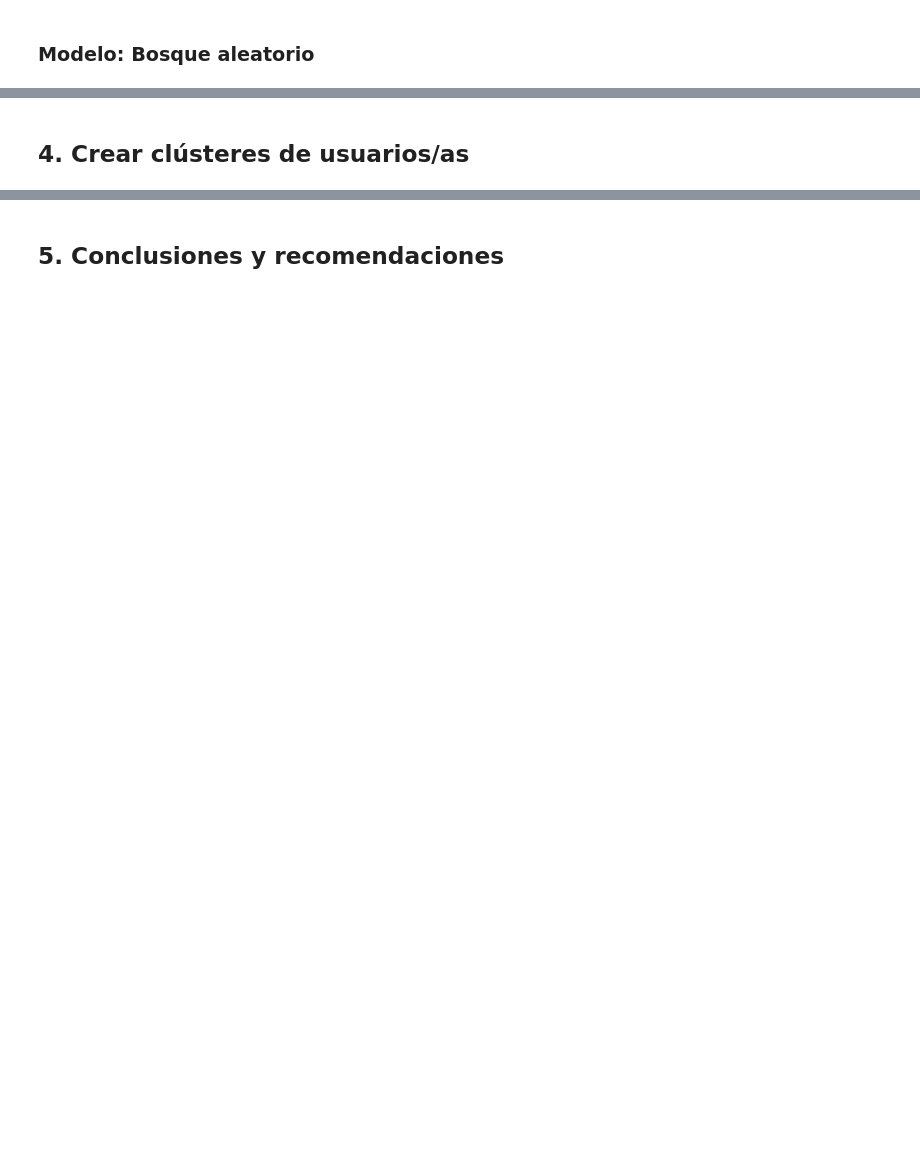
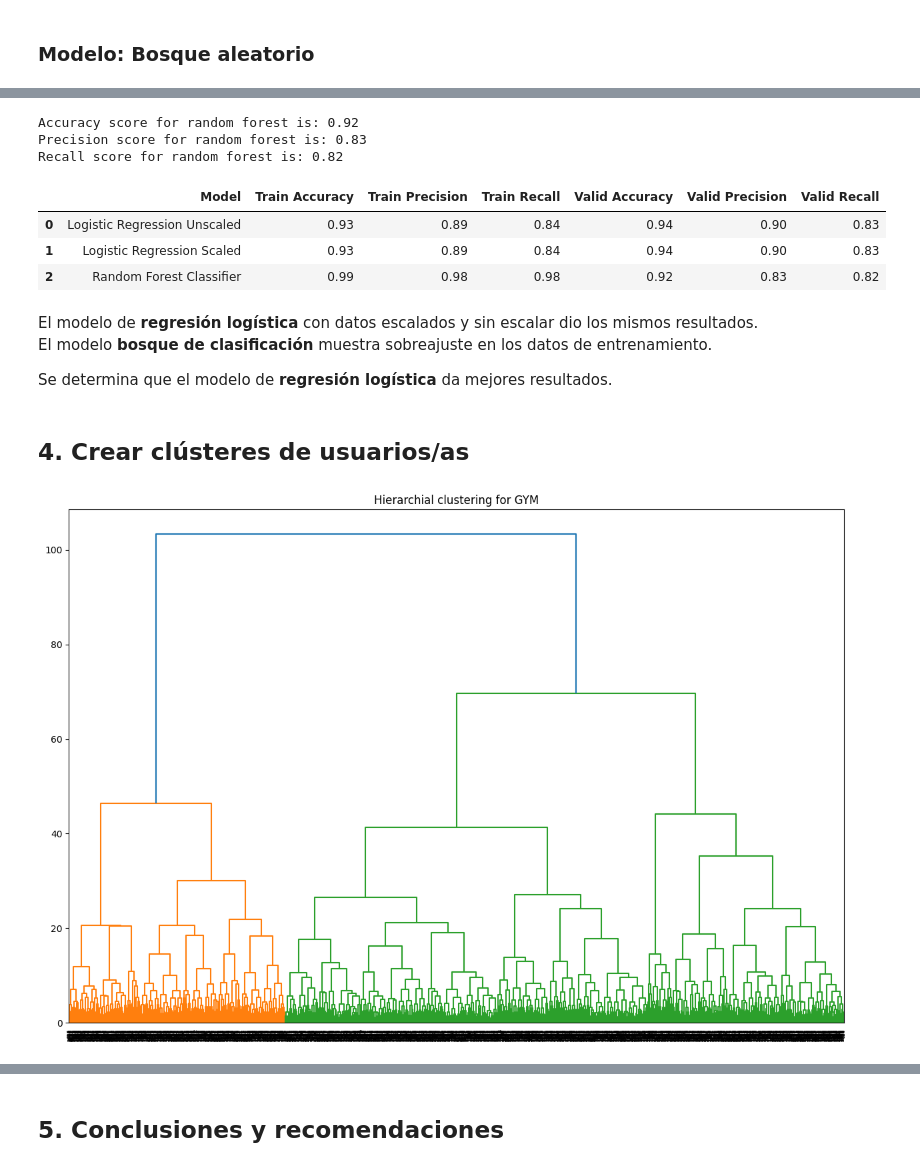
Before and after one commit to HesusG/da-ds-notebook-solutions, a Jupyter notebook: LATAM V7 DADS/9-14 DA/SP13 Forecasts and Predictions/P Spanish Version/S13 SOL - Pronósticos y predicciones.ipynb, the cells around one changed output, grey strips where cells are left out. Saved outputs shown, nothing was run; the diff lists cells and outputs as text; code cells hidden in the pictures; blank space fills up the shorter version.

```diff
--- a/LATAM V7 DADS/9-14 DA/SP13 Forecasts and Predictions/P Spanish Version/S13 SOL - Pronósticos y predicciones.ipynb
+++ b/LATAM V7 DADS/9-14 DA/SP13 Forecasts and Predictions/P Spanish Version/S13 SOL - Pronósticos y predicciones.ipynb
@@ -194,0 +205,8 @@ X_train, X_val, y_train, y_val = train_test_split(df.drop(columns = ['Churn']),
+# %%
+#seleccionar columnas numericas no booleanas, conjunto entrenamiento
+numeric_cols = [col for col in X_train.columns if df[col].nunique() > 2]
+other_cols = X_train.drop(columns=numeric_cols)
+
+#seleccionar columnas booleanas, conjunto validacion
+other_cols_valid = X_val.drop(columns=numeric_cols)
+other_cols_valid.head(3)
@@ -194,0 +218,11 @@ X_train, X_val, y_train, y_val = train_test_split(df.drop(columns = ['Churn']),
+# %%
+# Escalar datos de entrenamiento
+scaler = StandardScaler()
+
+scaled_train = pd.DataFrame( scaler.fit_transform(X_train[numeric_cols]),
+                              columns=numeric_cols,
+                              index=X_train.index )
+
+# Unir columnas escaladas con el resto
+X_train_scaled = pd.concat([other_cols, scaled_train], axis=1)
+X_train_scaled.head(3)
@@ -198,6 +251,6 @@ X_train, X_val, y_train, y_val = train_test_split(df.drop(columns = ['Churn']),
 #### Datos sin escalar
 # %%
 #entrenar modelo
-lr_model = LogisticRegression()
+lr_model = LogisticRegression(max_iter=500)
 lr_model.fit(X_train, y_train)
 # %% [output]
@@ -237,2 +289,6 @@ Recall score for logistic regression is: 0.82
 # %% [markdown]
 #### Datos escalados
+# %%
+#entrenar modelo, datos escalados
+lr_model2 = LogisticRegression()
+lr_model2.fit(X_train_scaled, y_train)
@@ -244,10 +349,49 @@ rf_model.fit(X_train, y_train)
 # %%
-y_proba_rf = rf_model.predict_proba(X_val)
 y_pred_rf = rf_model.predict(X_val)
 
 # Conjunto validación: evaluar exactitud, precisión y recall
-print('Accuracy score for random forest is: {:.2f}'.format(accuracy_score(y_val, y_pred_rf)))
-print('Precision score for random forest is: {:.2f}'.format(precision_score(y_val, y_pred_rf)))
-print('Recall score for random forest is: {:.2f}'.format(recall_score(y_val, y_pred_rf)))
+accrf_v  = round( accuracy_score(y_val, y_pred_rf) , 2)
+precrf_v = round( precision_score(y_val, y_pred_rf), 2)
+recrf_v = round( recall_score(y_val, y_pred_rf)   , 2)
+
+print('Accuracy score for random forest is:', accrf_v)
+print('Precision score for random forest is:', precrf_v)
+print('Recall score for random forest is:',  recrf_v)
+# %% [output]
+Accuracy score for random forest is: 0.92
+Precision score for random forest is: 0.83
+Recall score for random forest is: 0.82
+# %%
+results = pd.DataFrame({
+    'Model':           ['Logistic Regression Unscaled', 'Logistic Regression Scaled', 'Random Forest Classifier'],
+    'Train Accuracy':  [acclr_t,  acclr_t2,  accrf_t],
+    'Train Precision': [preclr_t, preclr_t2, precrf_t],
+    'Train Recall ':   [reclr_t,  reclr_t2,  recrf_t],
+    'Valid Accuracy':  [acclr_v,  acclr_v2,  accrf_v],
+    'Valid Precision': [preclr_v, preclr_v2, precrf_v],
+    'Valid Recall ':   [reclr_v,  reclr_v2,  recrf_v]
+})
+results
+# %% [output]
+|  | Model | Train Accuracy | Train Precision | Train Recall | Valid Accuracy | Valid Precision | Valid Recall |
+| 0 | Logistic Regression Unscaled | 0.93 | 0.89 | 0.84 | 0.94 | 0.90 | 0.83 |
+| 1 | Logistic Regression Scaled | 0.93 | 0.89 | 0.84 | 0.94 | 0.90 | 0.83 |
+| 2 | Random Forest Classifier | 0.99 | 0.98 | 0.98 | 0.92 | 0.83 | 0.82 |
+# %% [markdown]
+El modelo de **regresión logística** con datos escalados y sin escalar dio los mismos resultados.
+El modelo **bosque de clasificación** muestra sobreajuste en los datos de entrenamiento.
+
+Se determina que el modelo de **regresión logística** da mejores resultados.
 # %% [markdown]
 ## 4. Crear clústeres de usuarios/as
+# %%
+#graficar dendograma
+linked = linkage(X_train_scaled, method = 'ward')
+
+plt.figure(figsize=(15, 10))
+dendrogram(linked,
+            orientation='top')
+plt.title('Hierarchial clustering for GYM')
+plt.show()
+# %% [output]
+[figure, added]
```
Also changed, not shown: parts of 22 cells of this notebook.
